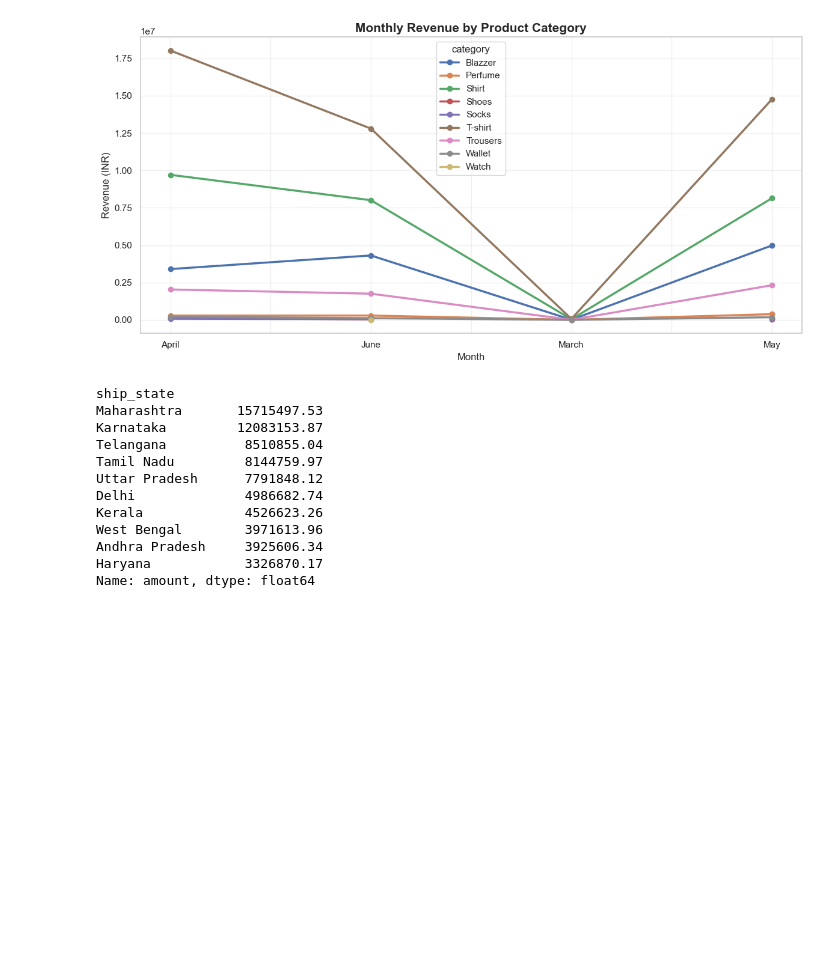
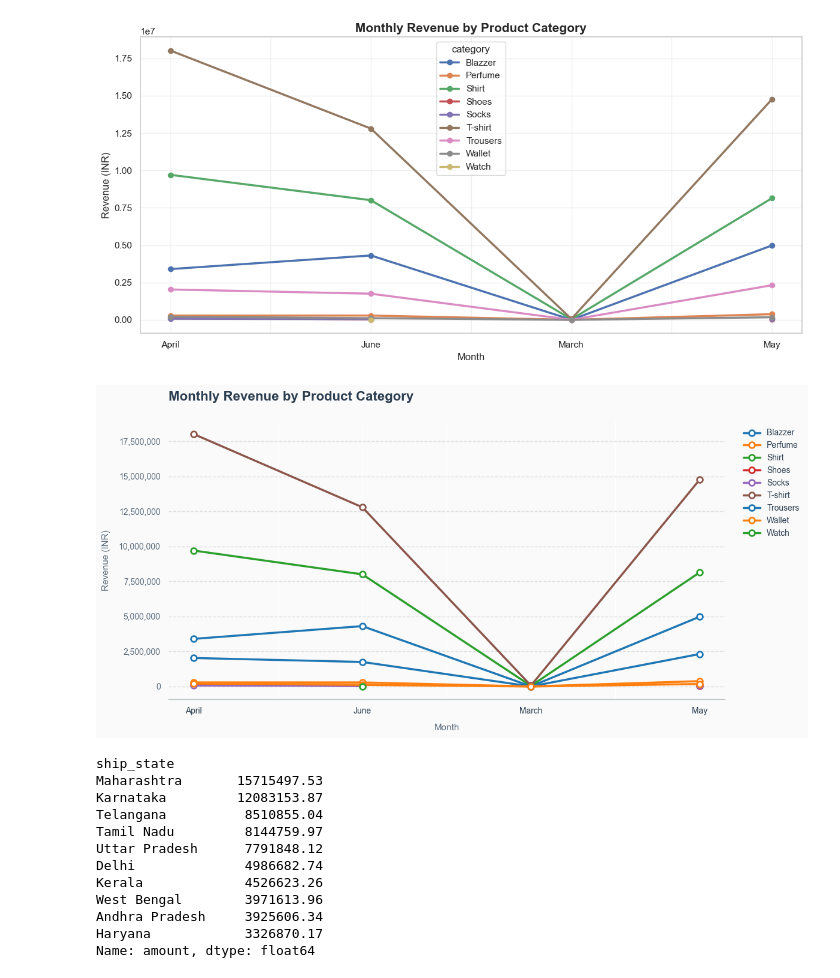
Before and after one commit to JayanthikaKrishnamoorthy/amazon-sales-data-analysis, a Jupyter notebook: Amazon_sales_report.ipynb, the cells around one changed output. Cells and saved outputs as stored; diff of their text form; code cells hidden in the pictures; blank space fills up the shorter version.

```diff
--- a/Amazon_sales_report.ipynb
+++ b/Amazon_sales_report.ipynb
@@ -1833,6 +1833,63 @@ plt.tight_layout()
 plt.show()
 # %% [output]
 [figure]
+# %%
+import matplotlib.pyplot as plt
+import matplotlib.ticker as ticker
+
+# 1. Setup the figure and an elegant off-white background
+fig, ax = plt.subplots(figsize=(12, 6), facecolor='#FAFAFA')
+ax.set_facecolor('#FAFAFA')
+
+# 2. Modern palette for multiple categories (Clean, professional, and distinct)
+# Feel free to change or add colors depending on your number of categories
+colors = ['#1F77B4', '#FF7F0E', '#2CA02C', '#D62728', '#9467BD', '#8C564B']
+
+# 3. Plot the data with clean formatting
+category_month_revenue.plot(
+    kind='line',
+    marker='o',
+    markersize=7,
+    markerfacecolor='#FFFFFF',      # White centers make markers crisp
+    markeredgewidth=2,
+    linewidth=2.5,
+    color=colors[:len(category_month_revenue.columns)],
+    ax=ax
+)
+
+# 4. Clean, modern title and label positioning
+plt.title("Monthly Revenue by Product Category", fontsize=16, fontweight='bold', pad=25, color='#2C3E50', loc='left')
+plt.xlabel("Month", fontsize=11, color='#5D6D7E', labelpad=10)
+plt.ylabel("Revenue (INR)", fontsize=11, color='#5D6D7E', labelpad=10)
+
+# 5. Clean up the grid (horizontal only, dashed, and very faint)
+ax.grid(axis='y', linestyle='--', alpha=0.5, color='#BDC3C7')
+
+# 6. Remove unnecessary borders (spines) to give it a fresh dashboard look
+for spine in ['top', 'right', 'left']:
+    ax.spines[spine].set_visible(False)
+ax.spines['bottom'].set_color('#BDC3C7')
+
+# 7. Format the Y-axis numbers to include thousands commas (e.g., 100,000)
+ax.get_yaxis().set_major_formatter(ticker.FuncFormatter(lambda x, p: format(int(x), ',')))
+
+# 8. Mute the tick label colors so they don't fight with the data
+plt.xticks(fontsize=10, color='#2C3E50')
+plt.yticks(fontsize=10, color='#5D6D7E')
+
+# 9. Style the legend to look integrated and modern
+plt.legend(
+    bbox_to_anchor=(1.02, 1),
+    loc='upper left',
+    frameon=False,
+    fontsize=10,
+    labelcolor='#2C3E50'
+)
+
+plt.tight_layout()
+plt.show()
+# %% [output]
+[figure, added]
 # %%
 state_revenue = (
     df.groupby('ship_state')['amount']
```
Also changed, not shown: parts of 4 cells of this notebook, 1 other file.
